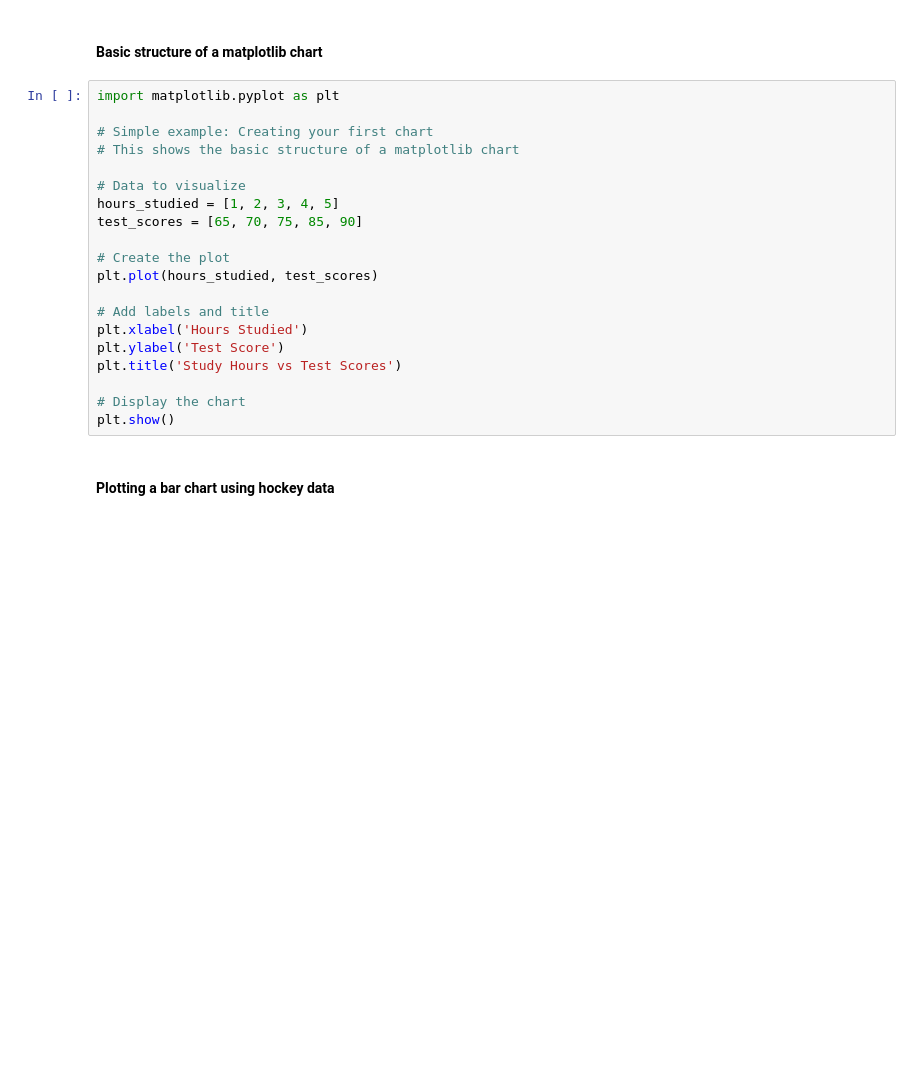
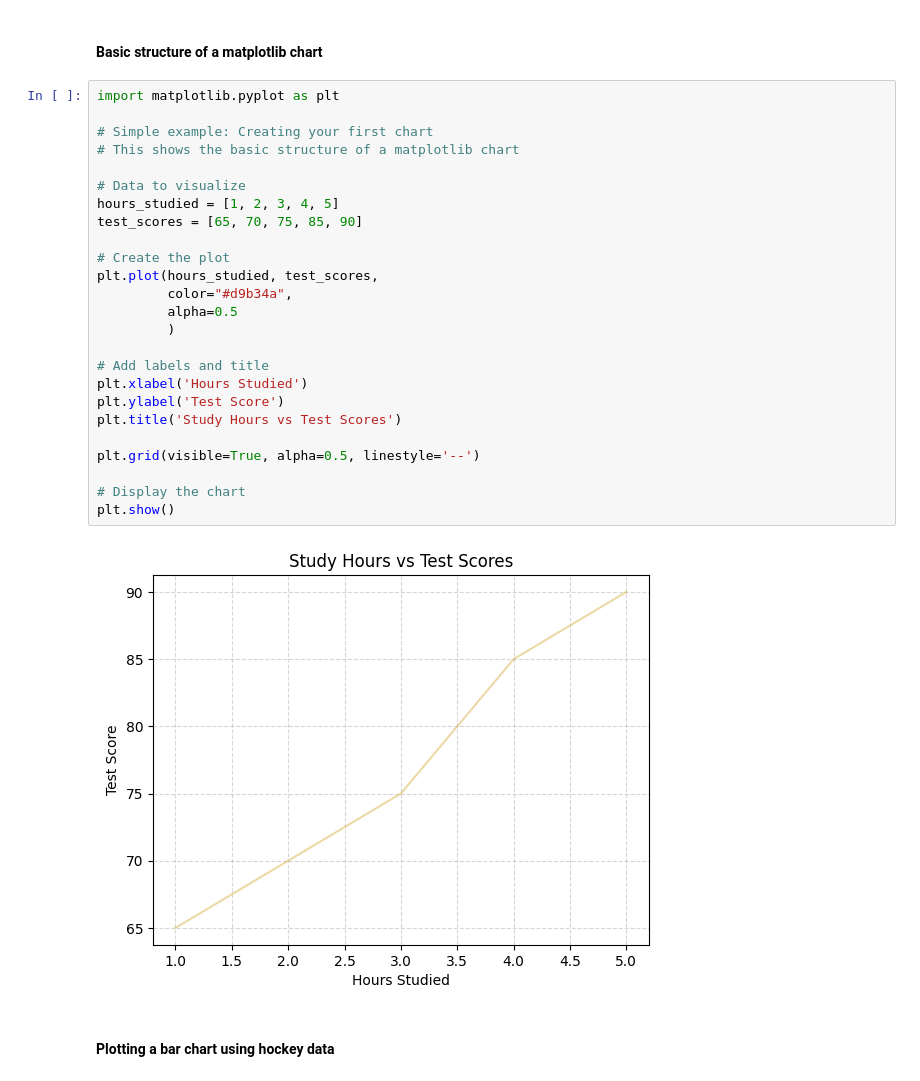
Before and after one commit to digitalnest-wit/software-dev-25-26, a Jupyter notebook: fall/week-9/day-1/plot_demo.ipynb, the cells around one changed output. Drawn from its saved outputs; the diff is of its cells as text; blank space fills up the shorter version.

```diff
--- a/fall/week-9/day-1/plot_demo.ipynb
+++ b/fall/week-9/day-1/plot_demo.ipynb
@@ -3,23 +3,30 @@
 # %%
 import matplotlib.pyplot as plt
 
 # Simple example: Creating your first chart
 # This shows the basic structure of a matplotlib chart
 
 # Data to visualize
 hours_studied = [1, 2, 3, 4, 5]
 test_scores = [65, 70, 75, 85, 90]
 
 # Create the plot
-plt.plot(hours_studied, test_scores)
+plt.plot(hours_studied, test_scores,
+         color="#d9b34a",
+         alpha=0.5
+         )
 
 # Add labels and title
 plt.xlabel('Hours Studied')
 plt.ylabel('Test Score')
 plt.title('Study Hours vs Test Scores')
 
+plt.grid(visible=True, alpha=0.5, linestyle='--')
+
 # Display the chart
 plt.show()
+# %% [output]
+[figure, added]
 # %% [markdown]
 #### Plotting a bar chart using hockey data
 # %%
```
Also changed, not shown: parts of 5 cells of this notebook, 3 other files.
